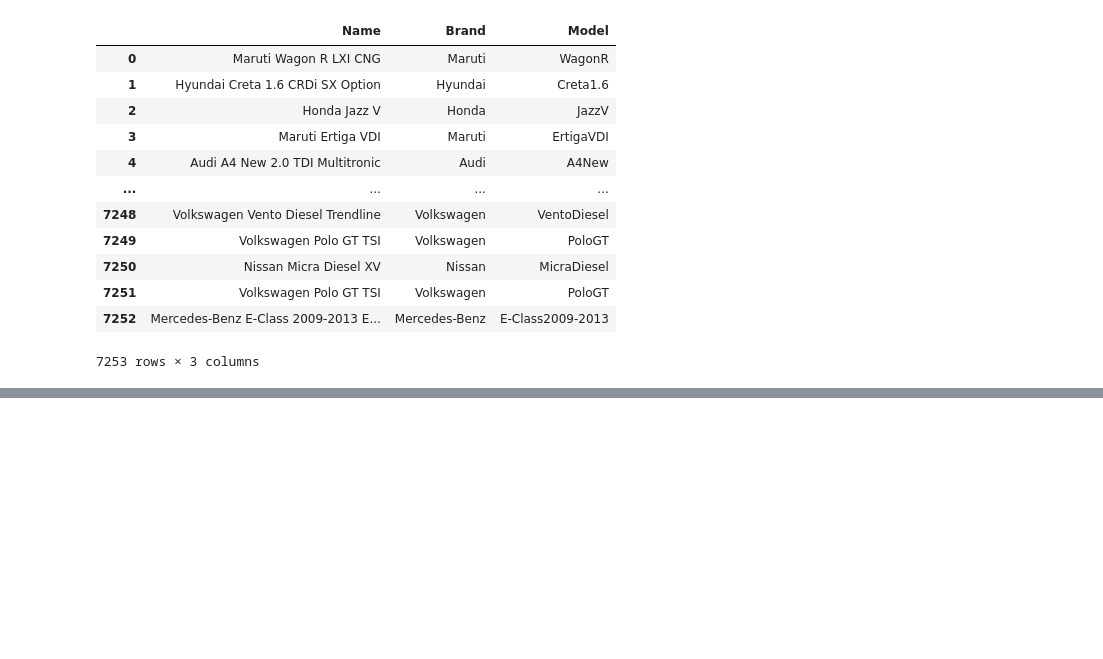
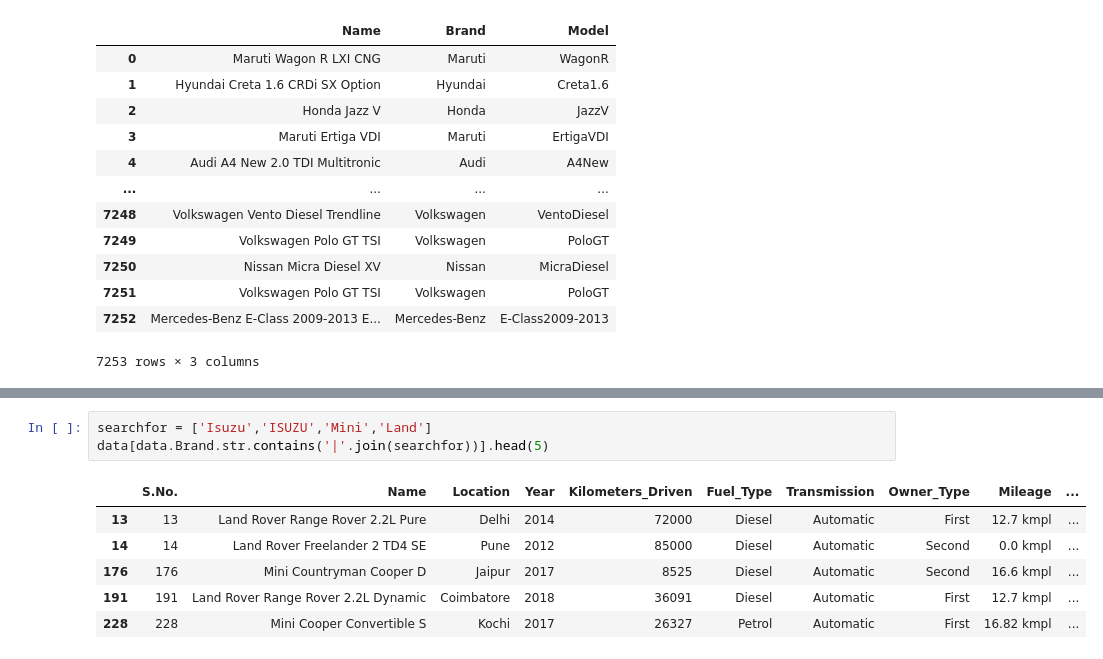
Before and after one commit to hiteshpatil2005/Machine-Learning-Laboratory, a Jupyter notebook: Assignment-1/test.ipynb, the cells around one changed output, grey strips where cells are left out. Drawn from its saved outputs; the diff is of its cells as text; blank space fills up the shorter version.

```diff
--- a/Assignment-1/test.ipynb
+++ b/Assignment-1/test.ipynb
@@ -213,0 +224,10 @@ data[['Name','Brand','Model']]
+# %%
+searchfor = ['Isuzu','ISUZU','Mini','Land']
+data[data.Brand.str.contains('|'.join(searchfor))].head(5)
+# %% [output]
+|  | S.No. | Name | Location | Year | Kilometers_Driven | Fuel_Type | Transmission | Owner_Type | Mileage | ... |
+| 13 | 13 | Land Rover Range Rover 2.2L Pure | Delhi | 2014 | 72000 | Diesel | Automatic | First | 12.7 kmpl | ... |
+| 14 | 14 | Land Rover Freelander 2 TD4 SE | Pune | 2012 | 85000 | Diesel | Automatic | Second | 0.0 kmpl | ... |
+| 176 | 176 | Mini Countryman Cooper D | Jaipur | 2017 | 8525 | Diesel | Automatic | Second | 16.6 kmpl | ... |
+| 191 | 191 | Land Rover Range Rover 2.2L Dynamic | Coimbatore | 2018 | 36091 | Diesel | Automatic | First | 12.7 kmpl | ... |
+| 228 | 228 | Mini Cooper Convertible S | Kochi | 2017 | 26327 | Petrol | Automatic | First | 16.82 kmpl | ... |
```
Also changed, not shown: parts of 1 cell of this notebook.
